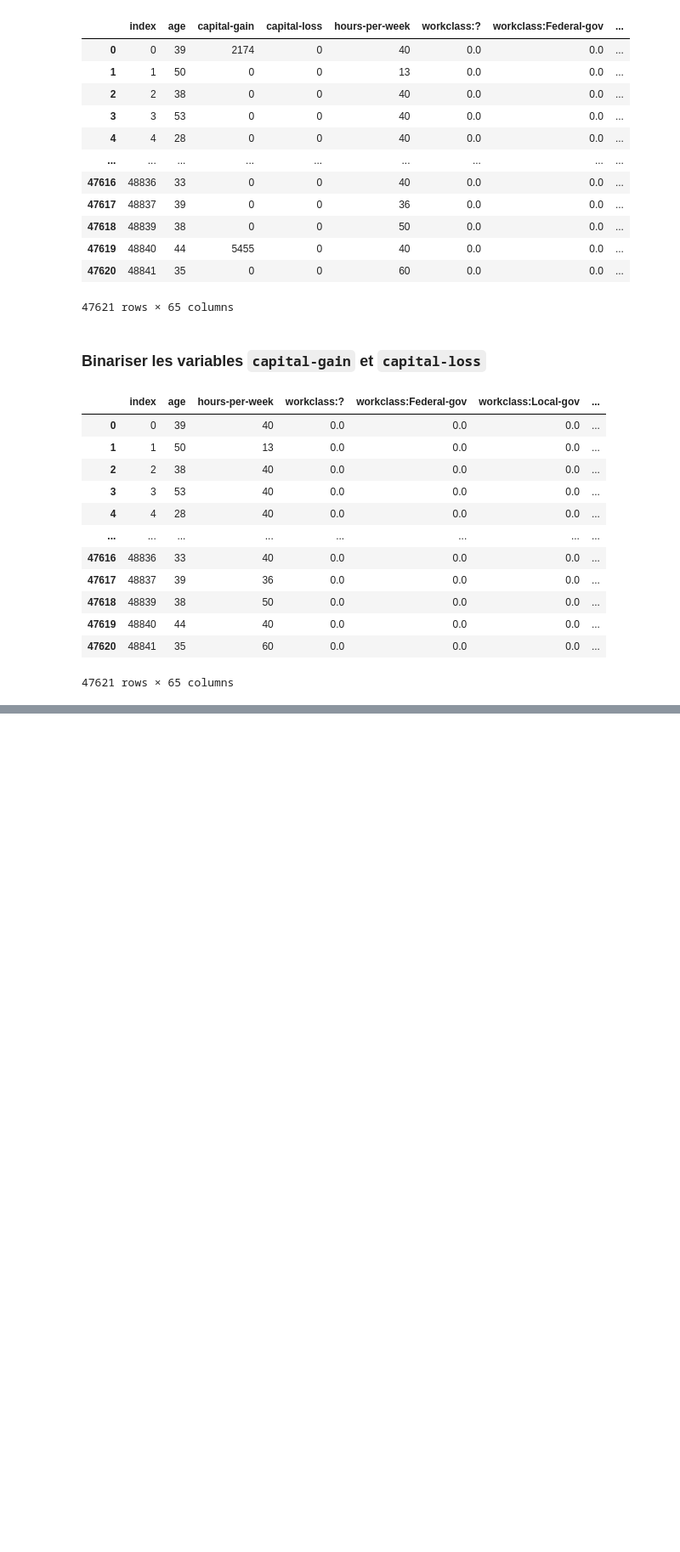
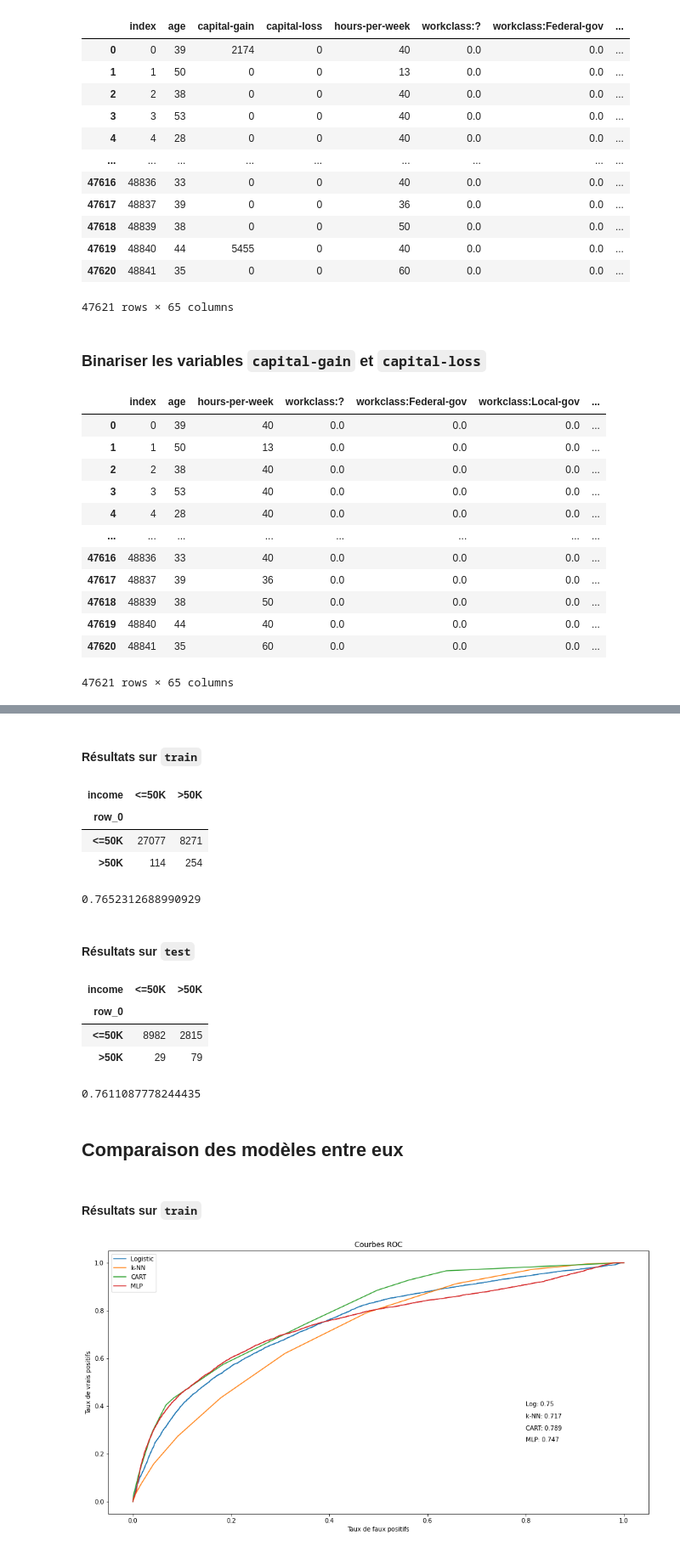
Before and after one commit to fxjollois/cours-2023-2024, a Jupyter notebook: ufr--m1-dci--ecd/seance8-correction.ipynb, the cells around one changed output, grey strips where cells are left out. Shown: that part at 85% size. Drawn from its saved outputs; the diff is of its cells as text; code cells hidden in the pictures; blank space fills up the shorter version.

```diff
--- a/ufr--m1-dci--ecd/seance8-correction.ipynb
+++ b/ufr--m1-dci--ecd/seance8-correction.ipynb
@@ -83,0 +232,2 @@ X5
+# %%
+m_tree_elague = DecisionTreeClassifier(ccp_alpha=0.001).fit(X_train, y_train.income)
@@ -83,0 +302,62 @@ X5
+# %%
+m_mlp = MLPClassifier(hidden_layer_sizes = (100, 100, 50), max_iter = 1000).fit(X_train, y_train.income)
+# %% [markdown]
+#### Résultats sur `train`
+# %%
+pandas.crosstab(m_mlp.predict(X_train), y_train.income)
+# %% [output]
+| income | <=50K | >50K |
+| row_0 |  |  |
+| <=50K | 27077 | 8271 |
+| >50K | 114 | 254 |
+# %%
+m_mlp.score(X_train, y_train.income)
+# %% [output]
+0.7652312688990929
+# %% [markdown]
+#### Résultats sur `test`
+# %%
+pandas.crosstab(m_mlp.predict(X_test), y_test.income)
+# %% [output]
+| income | <=50K | >50K |
+| row_0 |  |  |
+| <=50K | 8982 | 2815 |
+| >50K | 29 | 79 |
+# %%
+m_mlp.score(X_test, y_test.income)
+# %% [output]
+0.7611087778244435
+# %% [markdown]
+## Comparaison des modèles entre eux
+# %% [markdown]
+#### Résultats sur `train`
+# %%
+fig = plt.figure(figsize = (16,8))
+ax = fig.add_subplot(1, 1, 1)
+plt.title("Courbes ROC")
+
+# Logistic
+fpr, tpr, th = roc_curve(y_train.income == ">50K", pandas.DataFrame(m_log.predict_proba(X_train))[1])
+ax.plot(fpr, tpr, label='Logistic')
+ax.text(.8, .4, "Log: " + str(round(auc(fpr, tpr), 3)))
+
+# kNN
+fpr, tpr, th = roc_curve(y_train.income == ">50K", pandas.DataFrame(m_knn.predict_proba(X_train))[1])
+ax.plot(fpr, tpr, label='k-NN')
+ax.text(.8, .35, "k-NN: " + str(round(auc(fpr, tpr), 3)))
+
+# CART
+fpr, tpr, th = roc_curve(y_train.income == ">50K", pandas.DataFrame(m_tree_elague.predict_proba(X_train))[1])
+ax.plot(fpr, tpr, label='CART')
+ax.text(.8, .3, "CART: " + str(round(auc(fpr, tpr), 3)))
+
+# MLP
+fpr, tpr, th = roc_curve(y_train.income == ">50K", pandas.DataFrame(m_mlp.predict_proba(X_train))[1])
+ax.plot(fpr, tpr, label='MLP')
+ax.text(.8, .25, "MLP: " + str(round(auc(fpr, tpr), 3)))
+
+ax.legend()
+ax.set(xlabel = "Taux de faux positifs", ylabel = "Taux de vrais positifs")
+plt.show()
+# %% [output]
+[figure, added]
```
Also changed, not shown: parts of 39 cells of this notebook, 1 other file.
